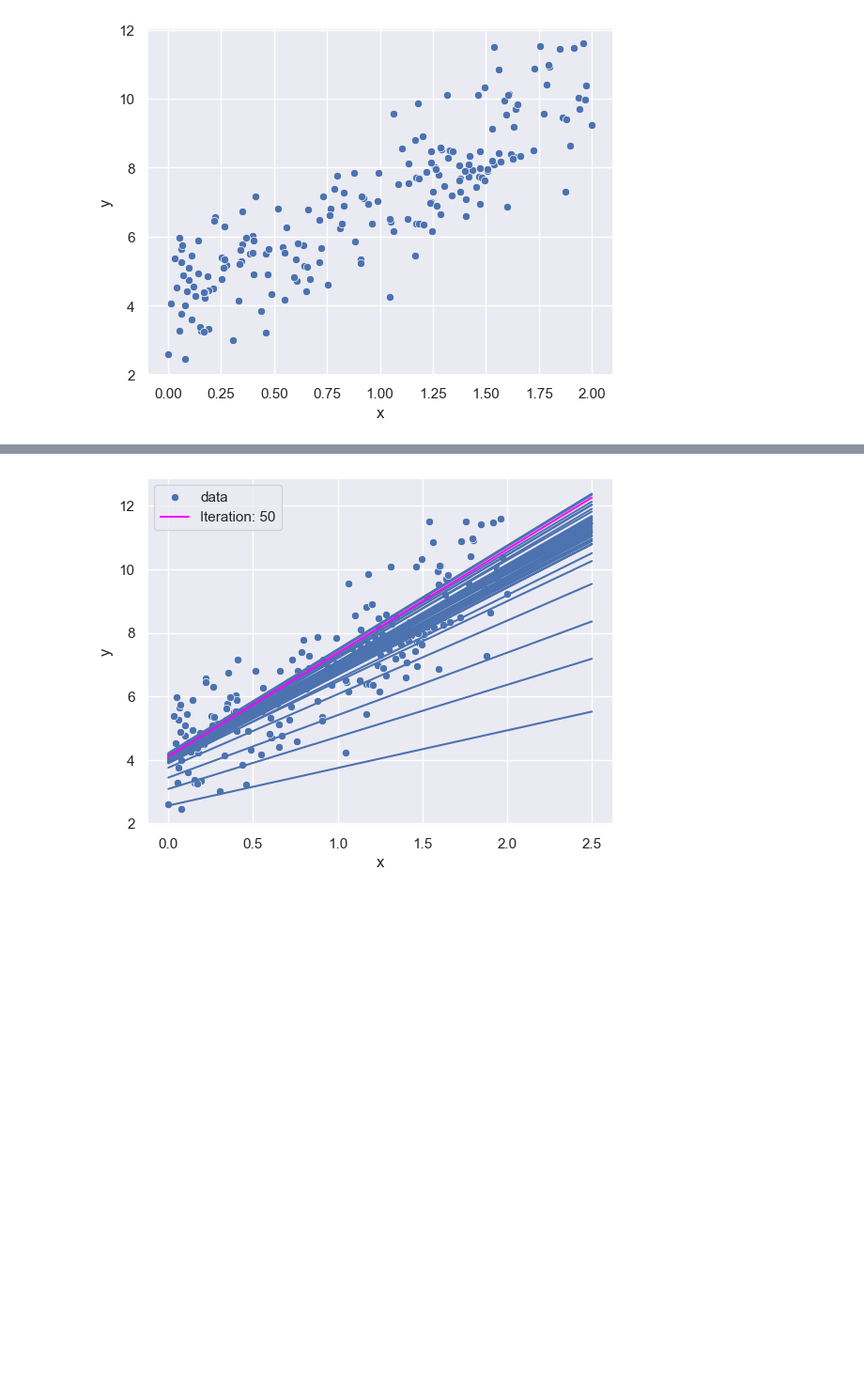
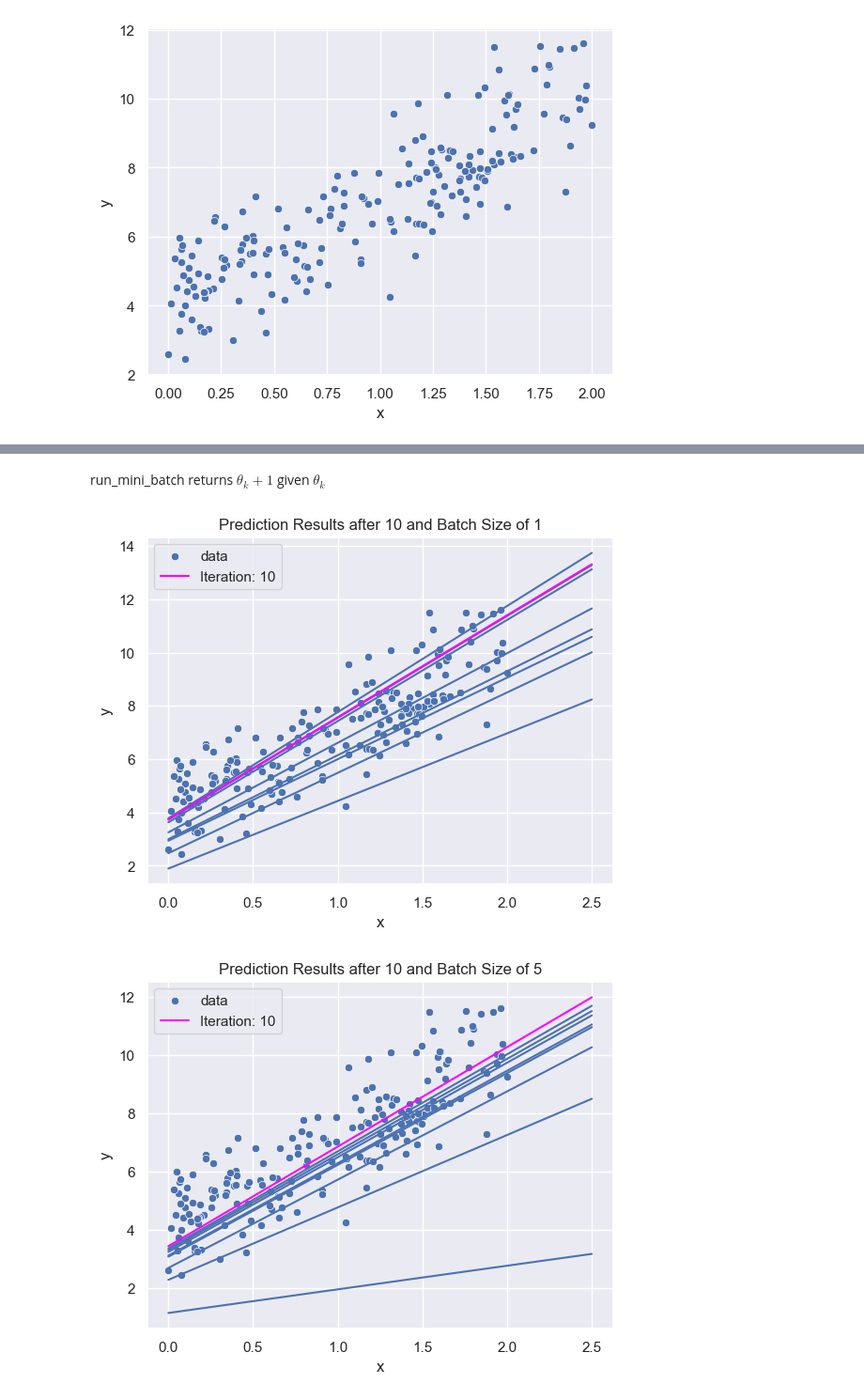
Before and after one commit to bishyboi/IntroToDataScience, a Jupyter notebook: A5/p7.ipynb, the cells around one changed output, grey strips where cells are left out. Shown at 94% size. Cells and saved outputs as stored; diff of their text form; code cells hidden in the pictures; blank space fills up the shorter version.

```diff
--- a/A5/p7.ipynb
+++ b/A5/p7.ipynb
@@ -24,3 +20,5 @@ len(x)
+# %% [markdown]
+run_mini_batch returns $\theta_k+1$ given $\theta_k$
 # %%
 def run_mini_batch(theta, learning_rate, batch_size, x, y):
     indices = np.random.choice(len(x), size=batch_size, replace=False)
@@ -51,20 +49,31 @@ def plot_batch(theta, current_iter, n_iterations):
         sns.lineplot(x = x_pred, y = y_pred, label = f"Iteration: {current_iter+1}", color = "magenta")
 # %%
 learning_rate = 0.1
-batch_size = 10
-m = batch_size
-n_iterations = 50
+batch_sizes = [1, 5, 10]
+n_iterations = 10
 
-theta = np.empty((n_iterations, 2))
-theta[0] = np.random.randn(2)
-mse = np.empty((n_iterations))
-mse[0] = get_mean_squared_error(theta[0], x, y)
+theta = np.empty((n_iterations, 2, len(batch_sizes)))
+mse = np.empty((n_iterations, len(batch_sizes)))
 # %%
-sns.scatterplot(data = data, x = "x", y = "y", label = "data")
+for b in range(len(batch_sizes)):
+    sns.scatterplot(data=data, x="x", y="y", label="data")
 
-for i in range(1, n_iterations):
-    theta[i] = run_mini_batch(theta[i-1], learning_rate, batch_size, x, y)
-    plot_batch(theta[i], i, n_iterations)
-    mse[i] = get_mean_squared_error(theta[i],x, y)
+    theta[0, :, b] = np.random.randn(2)
+    mse[0, b] = get_mean_squared_error(theta[0, :, b], x, y)
+
+
+    for i in range(1, n_iterations):
+
+
+        theta[i, :, b] = run_mini_batch(theta[i-1, :, b], learning_rate, batch_sizes[b], x, y)
+
+
+        plot_batch(theta[i, :, b], i, n_iterations)
+
+        mse[i, b] = get_mean_squared_error(theta[i, :, b], x, y)
+
+    plt.title(f"Prediction Results after {n_iterations} and Batch Size of {batch_sizes[b]}")
+    plt.show()
 # %% [output]
-[figure, old version]
+[figure, new version]
+[figure, added]
```
Also changed, not shown: parts of 6 cells of this notebook.
